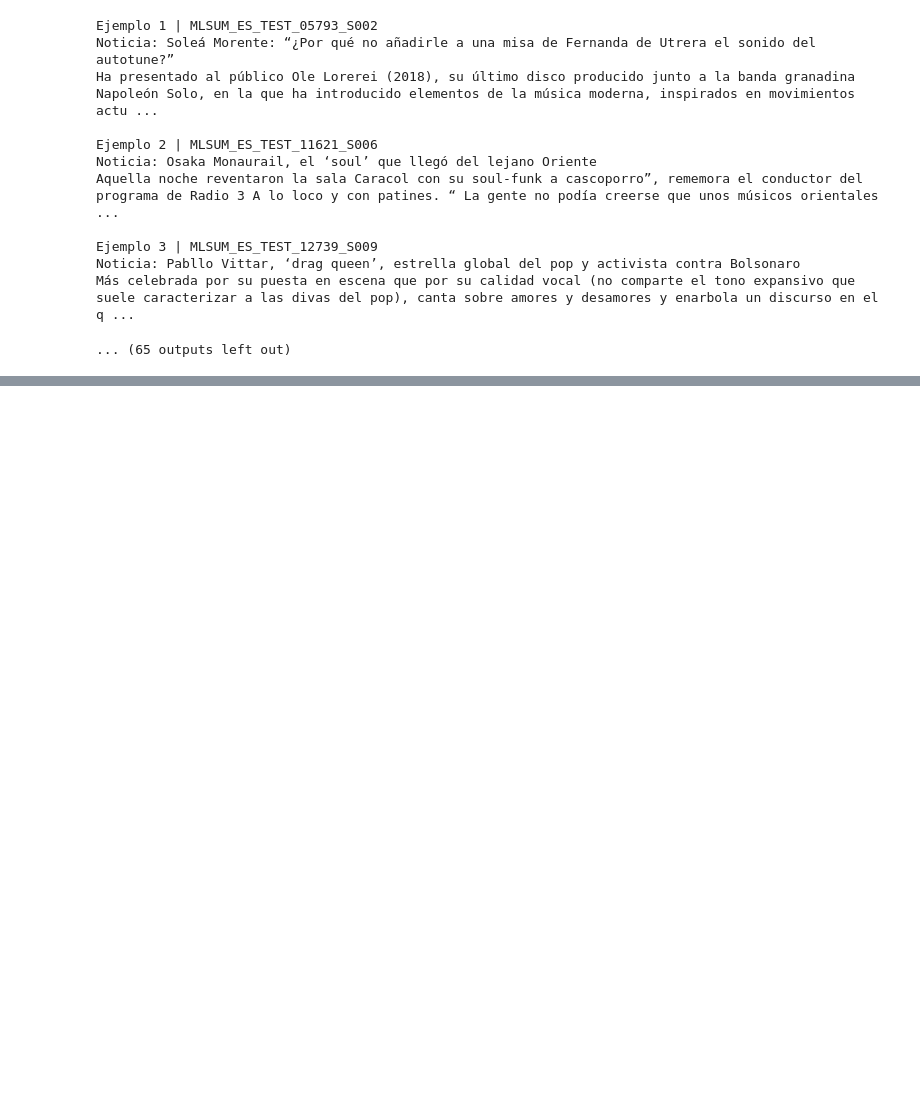
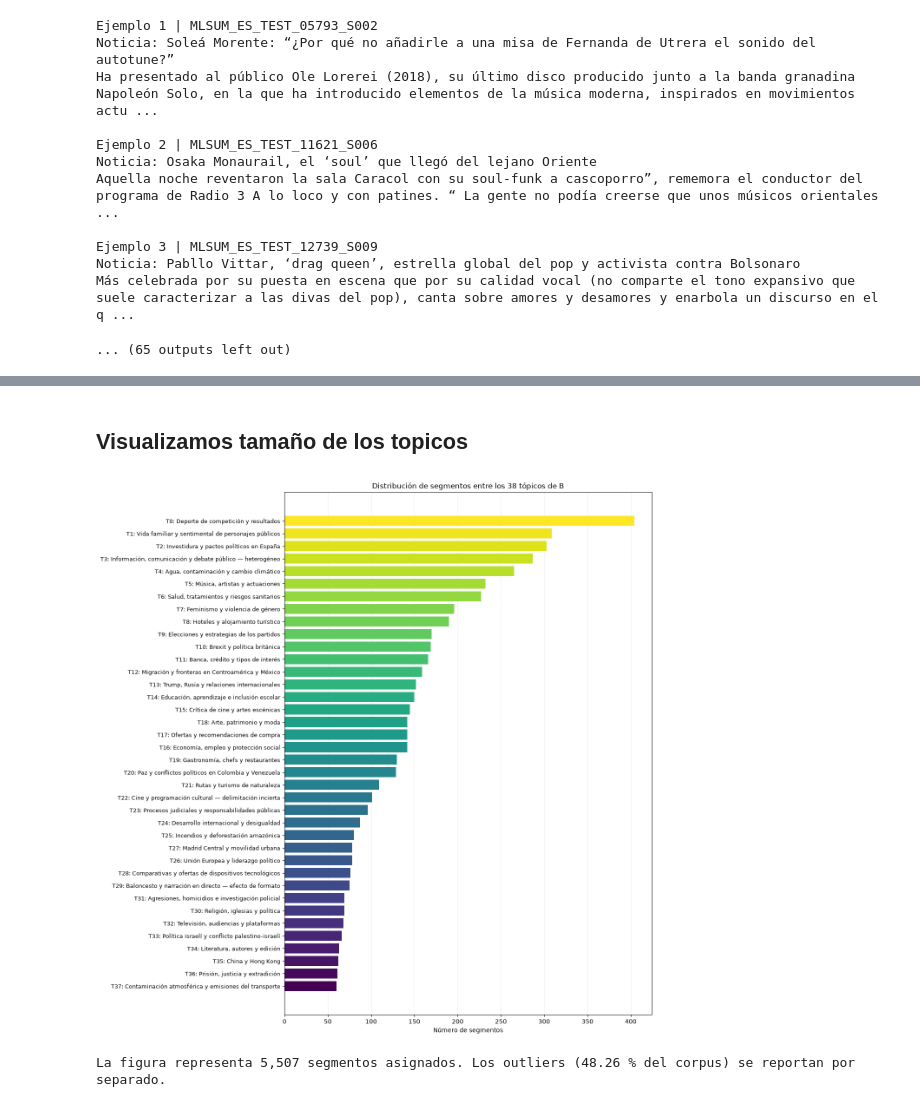
Before and after one commit to Peripera/Bertopic, a Jupyter notebook: bertopic_v1.ipynb, the cells around one changed output, grey strips where cells are left out. Cells and saved outputs as stored; diff of their text form; code cells hidden in the pictures; blank space fills up the shorter version.

```diff
--- a/bertopic_v1.ipynb
+++ b/bertopic_v1.ipynb
@@ -1186,0 +1335,47 @@ Más celebrada por su puesta en escena que por su calidad vocal (no comparte el
+# %% [markdown]
+## Visualizamos tamaño de los topicos
+# %%
+datos_figura = (
+    tabla_topicos.loc[tabla_topicos["Topic"] != -1]
+    .sort_values("Count", ascending=True)
+    .copy()
+)
+
+etiquetas = [
+    f"T{fila.Topic}: {fila.Nombre_propio}"
+    for fila in datos_figura.itertuples()
+]
+
+fig, ax = plt.subplots(figsize=(13, 13))
+colores = plt.cm.viridis(np.linspace(0, 1, len(datos_figura)))
+
+ax.barh(
+    etiquetas,
+    datos_figura["Count"],
+    color=colores
+)
+
+ax.set(
+    title="Distribución de segmentos entre los 38 tópicos de B",
+    xlabel="Número de segmentos",
+    ylabel=""
+)
+
+ax.tick_params(axis="y", labelsize=9)
+ax.grid(axis="x", alpha=0.2)
+ax.set_axisbelow(True)
+
+plt.tight_layout()
+plt.show()
+
+n_asignados = int((topicos_finales != -1).sum())
+pct_outliers = 100 * (topicos_finales == -1).mean()
+
+print(
+    f"La figura representa {n_asignados:,} segmentos asignados. "
+    f"Los outliers del corpus: ({pct_outliers:.2f} %) "
+    "se reportan por separado."
+)
+# %% [output]
+[figure, added]
+La figura representa 5,507 segmentos asignados. Los outliers (48.26 % del corpus) se reportan por separado.
```
Also changed, not shown: parts of 6 cells of this notebook.
